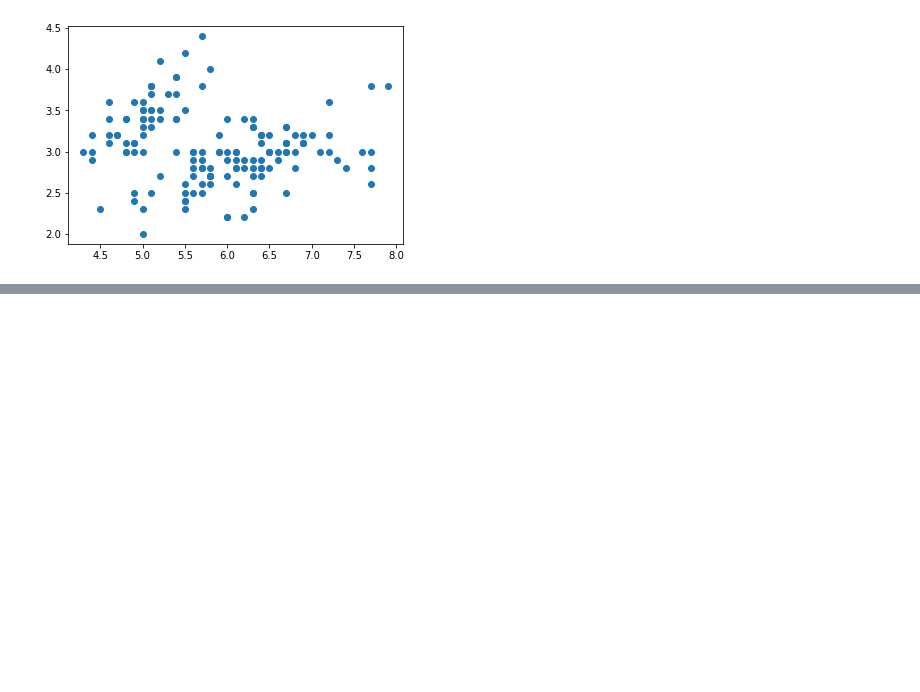
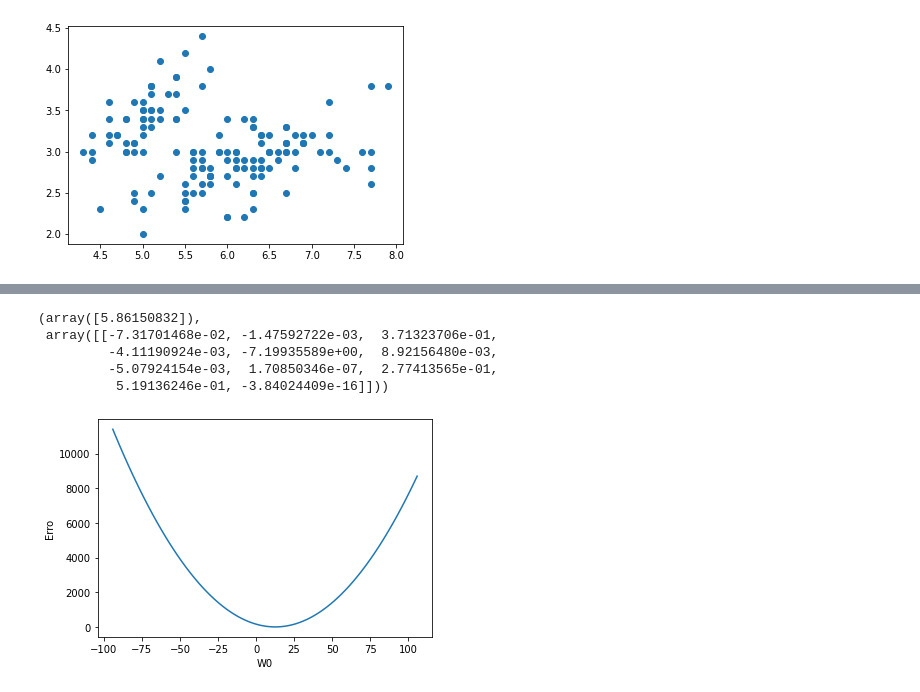
Before and after one commit to israellmorais/ReconhecimentodePadroes, a Jupyter notebook: Ambiente_Desenvolvimento.ipynb, the cells around one changed output, grey strips where cells are left out. Drawn from its saved outputs; the diff is of its cells as text; code cells hidden in the pictures; blank space fills up the shorter version.

```diff
--- a/Ambiente_Desenvolvimento.ipynb
+++ b/Ambiente_Desenvolvimento.ipynb
@@ -28,0 +94,55 @@ plt.show()
+# %%
+from sklearn.linear_model import LinearRegression
+
+model = LinearRegression()
+model.fit(X,y)
+ypredaux = model.predict(X)
+
+
+model.intercept_, model.coef_
+# %% [output]
+(array([5.86150832]),
+ array([[-7.31701468e-02, -1.47592722e-03,  3.71323706e-01,
+         -4.11190924e-03, -7.19935589e+00,  8.92156480e-03,
+         -5.07924154e-03,  1.70850346e-07,  2.77413565e-01,
+          5.19136246e-01, -3.84024409e-16]]))
+# %%
+from sklearn.metrics import mean_squared_error
+from sklearn.linear_model import LinearRegression
+import numpy as np
+import matplotlib.pyplot as plt
+
+#w0 = np.linspace(33,36,30)
+w0 = np.linspace(model.intercept_ - 100,model.intercept_ + 100,100)
+w1 = np.linspace(-1,-0.8,100)
+#w1 = np.linspace(model.coef_,model.coef_,30)
+
+X12 =  df.iloc[:,0:1]
+
+def z_function(W0, W1):
+  modelo = regressao_linear()
+  Erro = np.empty(W0.shape)
+  for j in range(Erro.shape[0]):
+    for k in range(Erro.shape[1]):
+        modelo.w[0] = W0[j][k]
+        modelo.w[1] = W1[j][k]
+        ypred = modelo.predict(X12)
+        mse = mean_squared_error(y, ypred)
+        Erro[j][k] = mse
+  return Erro
+
+#ax = plt.axes(projection="3d")
+W0,W1 = np.meshgrid(w0,w1)
+Erro = z_function(W0,W1)
+
+#ax.plot_wireframe(W0,W1,Erro)
+#ax.plot_surface(W0,W1,Erro, rstride=1, cstride=1, alpha=0.75,
+#                cmap='coolwarm', edgecolor='none')
+
+plt.ylabel("Erro")
+plt.xlabel("W0")
+i=8
+plt.plot(W0[i,:],Erro[i,:])
+plt.show()
+# %% [output]
+[figure, added]
```
Also changed, not shown: parts of 4 cells of this notebook.
